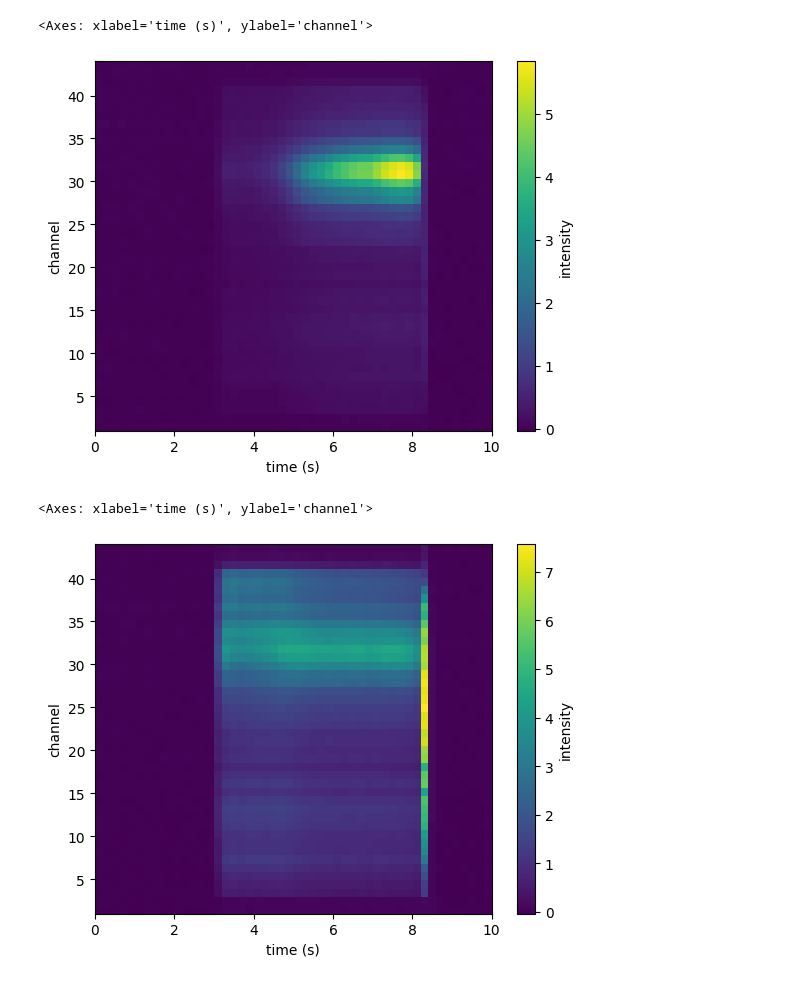
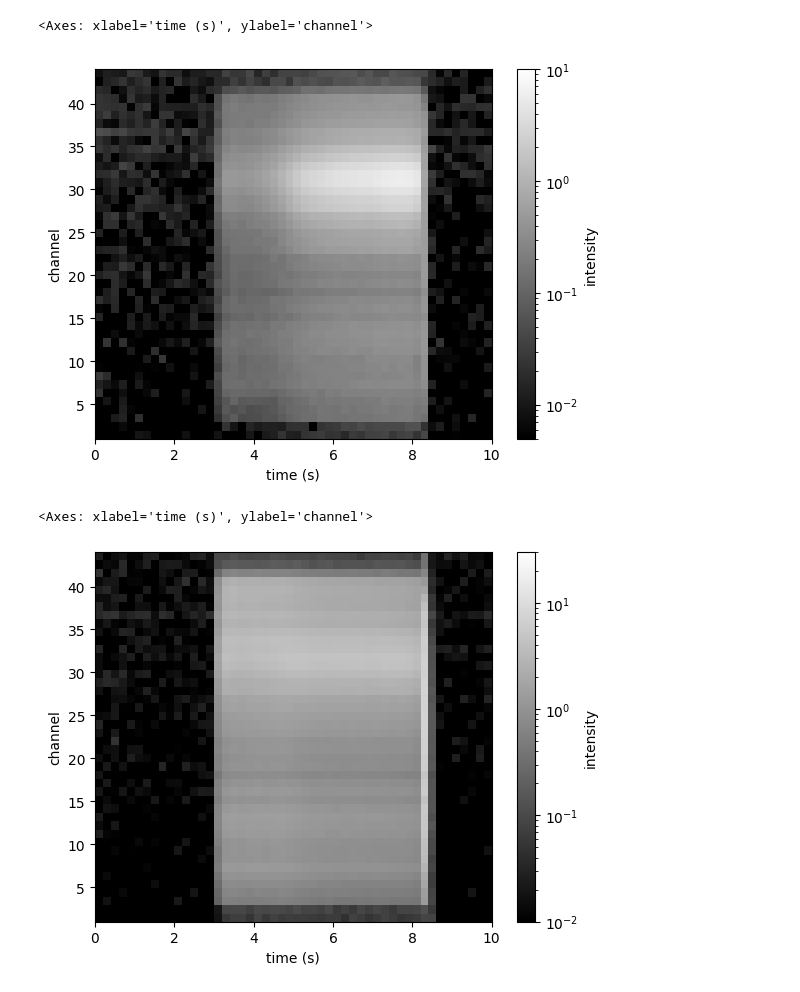
Before and after one commit to queezz/bh-molecule, a Jupyter notebook: examples/03_load_spectral_data.ipynb, the cells around one changed output. Drawn from its saved outputs; the diff is of its cells as text; code cells hidden in the pictures.

Commit message:
feat(_plot_fc): updated 2D plots colormap scale and exposed min/max access in map plots

```diff
--- a/examples/03_load_spectral_data.ipynb
+++ b/examples/03_load_spectral_data.ipynb
@@ -9,12 +9,12 @@ s26.set_dark(frame=49, channel=43)
 s26.set_baseline_zero(True)
 s26.set_time_linspace(0, 10)
 # %%
-s26.plot_pixel_range(456,642)
+s26.plot_pixel_range(456,642,log_scale=True,vmin=5e-3,vmax=10,cmap='gist_gray')
 # %% [output]
 <Axes: xlabel='time (s)', ylabel='channel'>
-[figure, old version]
+[figure, new version]
 # %%
-s26.plot_band_map((433.9, 435))
+s26.plot_band_map((433.9, 435),log_scale=True,vmin=1e-2,vmax=30,cmap='gist_gray')
 # %% [output]
 <Axes: xlabel='time (s)', ylabel='channel'>
-[figure, old version]
+[figure, new version]
```
Also changed, not shown: parts of 1 cell of this notebook, 1 other file.
